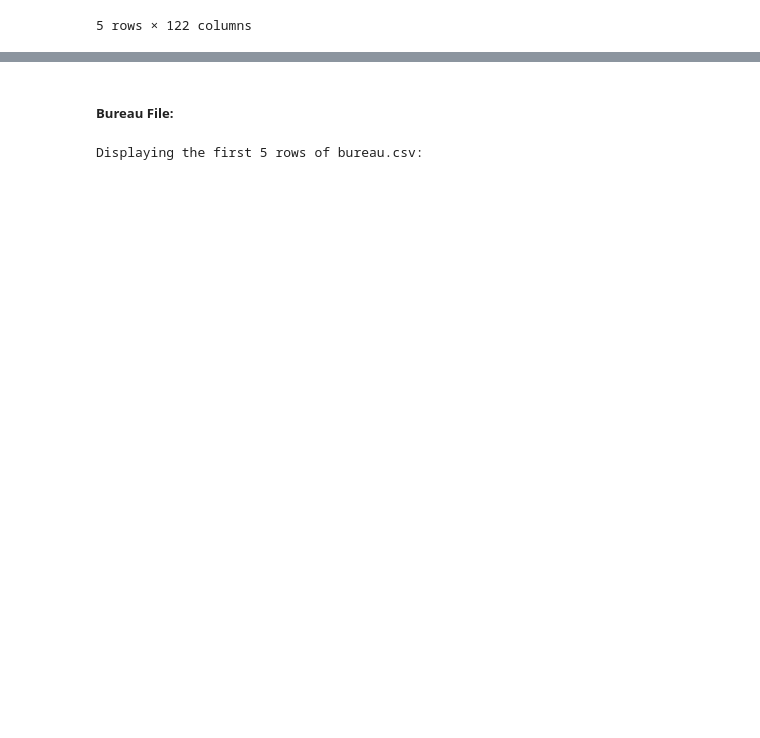
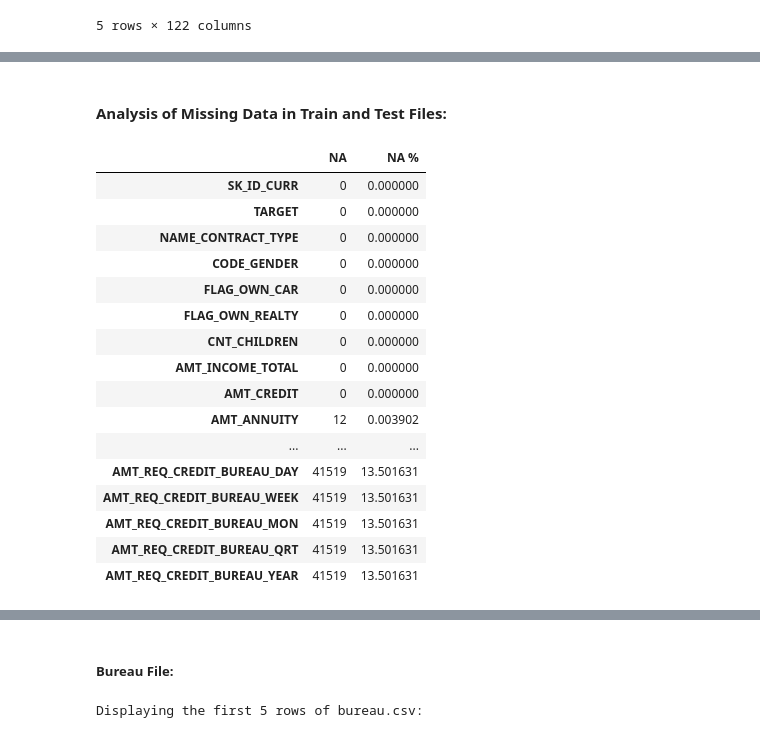
Before and after one commit to mattjohnescu/Practice-Capstone-Project, a Jupyter notebook: EDA Notebook.ipynb, the cells around one changed output, grey strips where cells are left out. Saved outputs shown, nothing was run; the diff lists cells and outputs as text; code cells hidden in the pictures; blank space fills up the shorter version.

```diff
--- a/EDA Notebook.ipynb
+++ b/EDA Notebook.ipynb
@@ -110,0 +204,38 @@ Displaying the first 5 rows of application_train.csv:
+# %% [markdown]
+#### **Analysis of Missing Data in Train and Test Files:**
+# %%
+# application_train_df = pd.read_csv('path_to_train.csv')
+
+# Calculate the missing values (NA) and NA %
+na_counts = application_train_df.isna().sum()
+na_percentage = (application_train_df.isna().mean() * 100)
+
+# Combine the results into a DataFrame
+na_summary_df = pd.DataFrame({
+    'NA': na_counts,
+    'NA %': na_percentage
+})
+
+# Set Pandas to display all rows
+pd.set_option('display.max_rows', None)
+
+# No filtering - Show all columns, even if NA == 0
+na_summary_df
+# %% [output]
+|  | NA | NA % |
+| SK_ID_CURR | 0 | 0.000000 |
+| TARGET | 0 | 0.000000 |
+| NAME_CONTRACT_TYPE | 0 | 0.000000 |
+| CODE_GENDER | 0 | 0.000000 |
+| FLAG_OWN_CAR | 0 | 0.000000 |
+| FLAG_OWN_REALTY | 0 | 0.000000 |
+| CNT_CHILDREN | 0 | 0.000000 |
+| AMT_INCOME_TOTAL | 0 | 0.000000 |
+| AMT_CREDIT | 0 | 0.000000 |
+| AMT_ANNUITY | 12 | 0.003902 |
+| ... | ... | ... |
+| AMT_REQ_CREDIT_BUREAU_DAY | 41519 | 13.501631 |
+| AMT_REQ_CREDIT_BUREAU_WEEK | 41519 | 13.501631 |
+| AMT_REQ_CREDIT_BUREAU_MON | 41519 | 13.501631 |
+| AMT_REQ_CREDIT_BUREAU_QRT | 41519 | 13.501631 |
+| AMT_REQ_CREDIT_BUREAU_YEAR | 41519 | 13.501631 |
```
Also changed, not shown: parts of 8 cells of this notebook.
